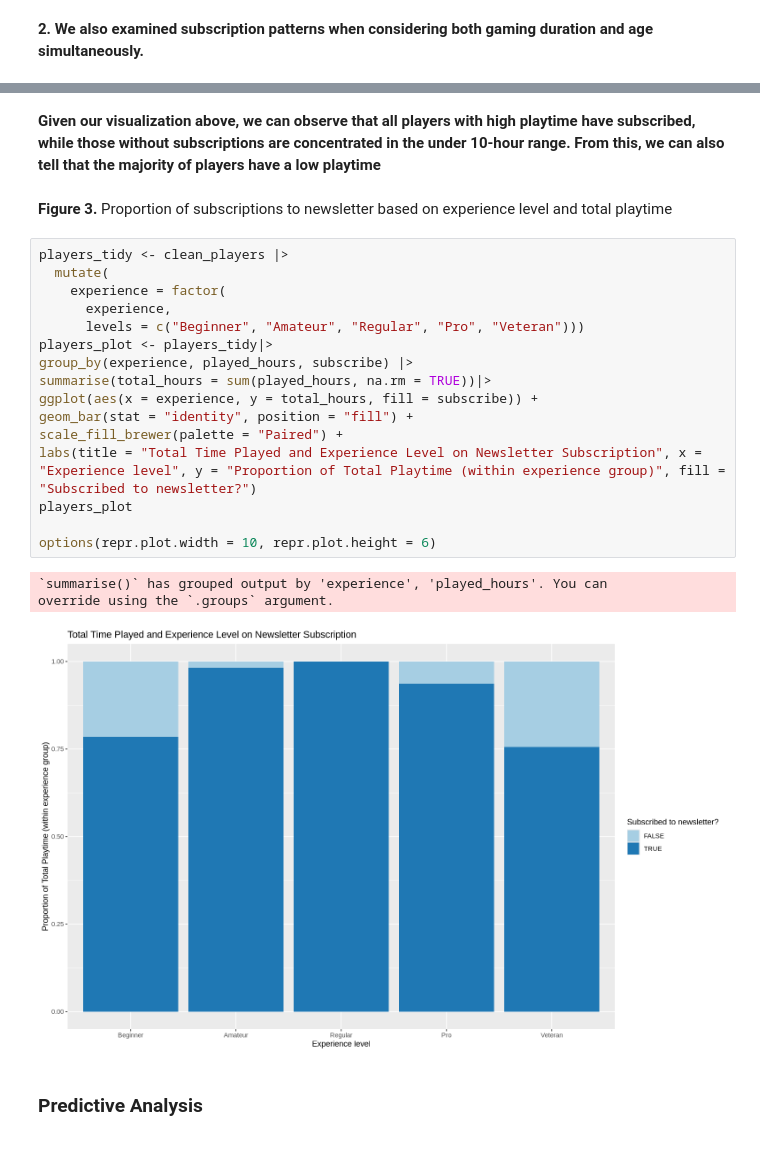
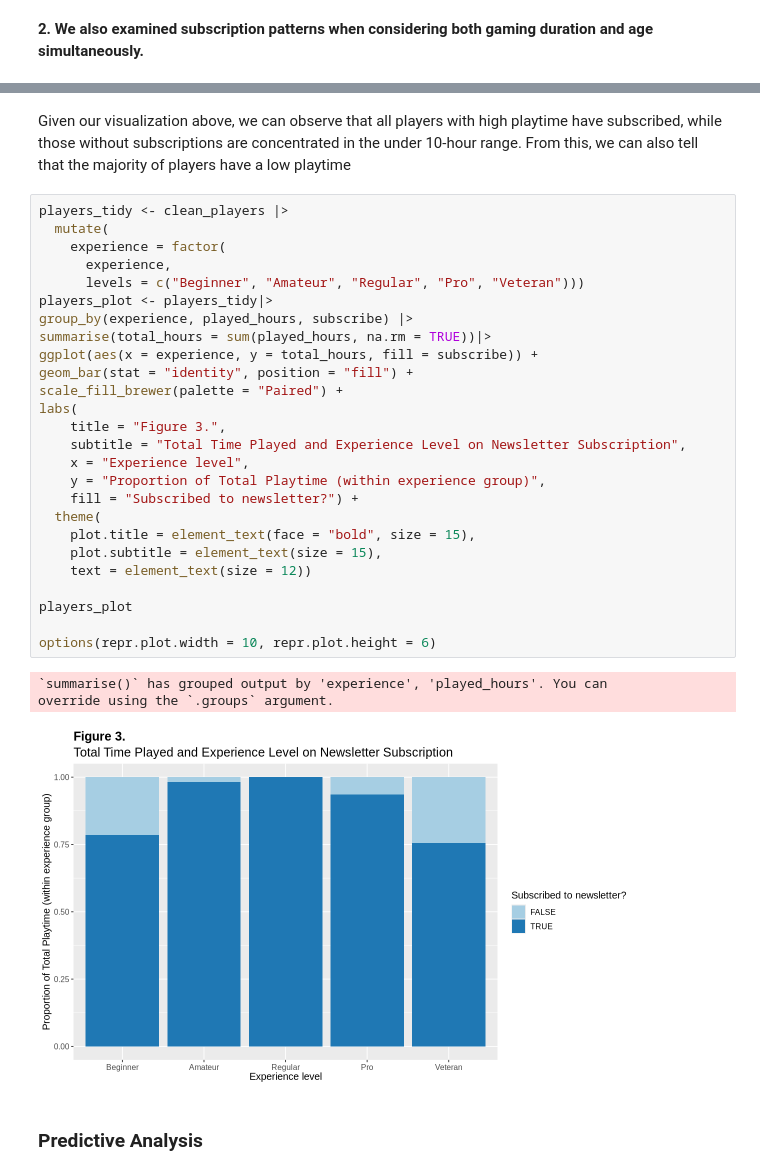
Before and after one commit to ManreetGrewal/group-project-dsci-100-final, a Jupyter notebook: Final Project.ipynb, the cells around one changed output, grey strips where cells are left out. Drawn from its saved outputs; the diff is of its cells as text.

Commit message:
Descriptions added
figure numbers, descriptions, formatting

```diff
--- a/Final Project.ipynb
+++ b/Final Project.ipynb
@@ -161,27 +186,35 @@ play_hours_distribution
 # %% [markdown]
-**Given our visualization above, we can observe that all players with high playtime have subscribed, while those without subscriptions are concentrated in the under 10-hour range. From this, we can also tell that the majority of players have a low playtime**
+Given our visualization above, we can observe that all players with high playtime have subscribed, while those without subscriptions are concentrated in the under 10-hour range. From this, we can also tell that the majority of players have a low playtime
-# %% [markdown]
-**Figure 3.** Proportion of subscriptions to newsletter based on experience level and total playtime
 # %%
 players_tidy <- clean_players |>
   mutate(
     experience = factor(
       experience,
       levels = c("Beginner", "Amateur", "Regular", "Pro", "Veteran")))
 players_plot <- players_tidy|>
 group_by(experience, played_hours, subscribe) |>
 summarise(total_hours = sum(played_hours, na.rm = TRUE))|>
 ggplot(aes(x = experience, y = total_hours, fill = subscribe)) +
 geom_bar(stat = "identity", position = "fill") +
 scale_fill_brewer(palette = "Paired") +
-labs(title = "Total Time Played and Experience Level on Newsletter Subscription", x = "Experience level", y = "Proportion of Total Playtime (within experience group)", fill = "Subscribed to newsletter?")
+labs(
+    title = "Figure 3.",
+    subtitle = "Total Time Played and Experience Level on Newsletter Subscription",
+    x = "Experience level",
+    y = "Proportion of Total Playtime (within experience group)",
+    fill = "Subscribed to newsletter?") +
+  theme(
+    plot.title = element_text(face = "bold", size = 15),
+    plot.subtitle = element_text(size = 15),
+    text = element_text(size = 12))
+
 players_plot
 
 options(repr.plot.width = 10, repr.plot.height = 6)
 # %% [output]
 `summarise()` has grouped output by 'experience', 'played_hours'. You can
 override using the `.groups` argument.
-[figure, old version]
+[figure, new version]
 # %% [markdown]
 ### **Predictive Analysis**
 # %% [markdown]
```
Also changed, not shown: parts of 16 cells of this notebook.
